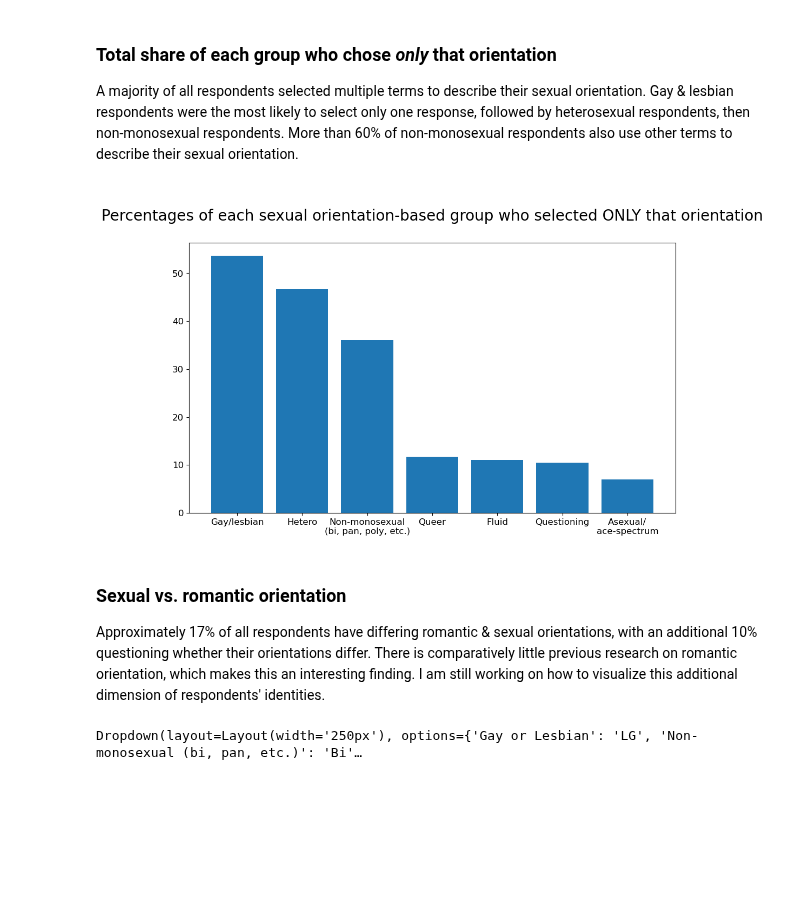
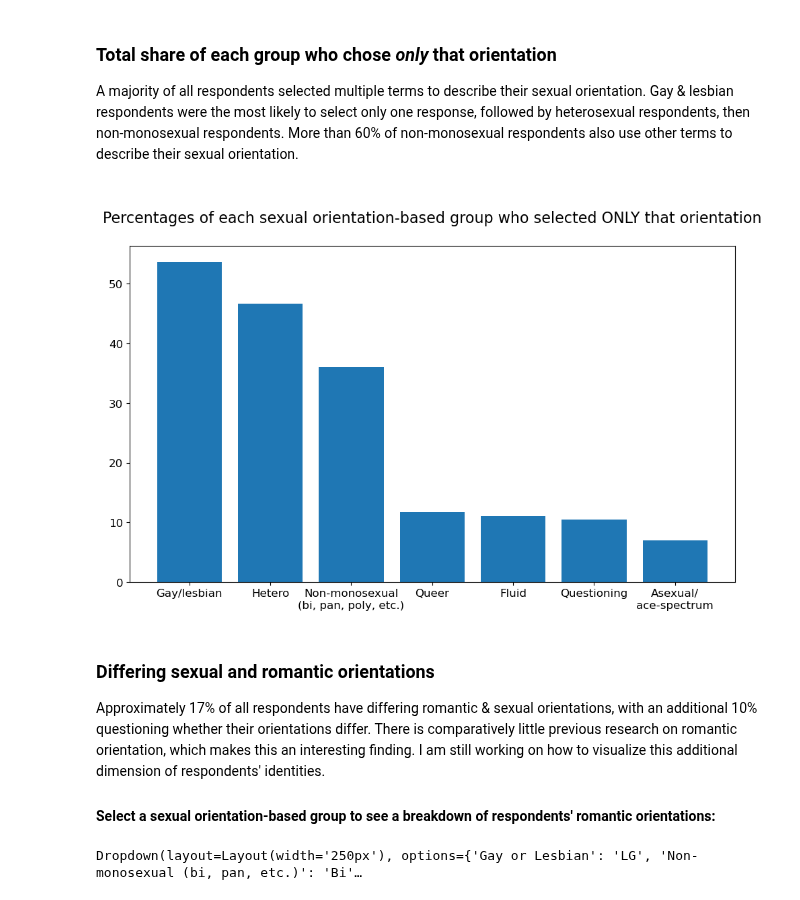
Before and after one commit to kiradelmar/Bibliotek-for-alle, a Jupyter notebook: InteractiveVenn.ipynb, the cells around one changed output. Cells and saved outputs as stored; diff of their text form; code cells hidden in the pictures; blank space fills up the shorter version.

```diff
--- a/InteractiveVenn.ipynb
+++ b/InteractiveVenn.ipynb
@@ -11,7 +11,7 @@ plt.rcParams['legend.title_fontsize'] = 'x-large'
 plt.rc('axes', grid=False)
 plt.rc('axes', titlesize=20)
 plt.rc('axes', labelsize=18)
-plt.rc('figure', figsize=(8,8))
+plt.rc('figure', figsize=(7,7))
 matplotlib.rcParams['figure.dpi'] = 100
 # %% [markdown]
 # Selected Results from the study "Are Libraries for Everyone? LGBTQIA+ individuals' attitudes toward and experiences with public libraries in Norway"
@@ -106,15 +106,15 @@ A majority of all respondents selected multiple terms to describe their sexual o
 # %%
 fig = plt.figure(figsize=(9,5))
 ax = fig.add_axes([0,0,1,1])
 groups = ['Gay/lesbian', 'Hetero', 'Non-monosexual\n(bi, pan, poly, etc.)', 'Queer', 'Fluid', 'Questioning', 'Asexual/\nace-spectrum']
 percentages = [53.7,46.7,36.1,11.7,11.0,10.5,7.0]
 ax.bar(groups,percentages)
 
 plt.tick_params(labelsize=12)
-plt.title(label='\nPercentages of each sexual orientation-based group who selected ONLY that orientation\n', size=20)
+plt.title(label='\nPercentages of each sexual orientation-based group who selected ONLY that orientation\n', size=16)
 plt.show()
 # %% [output]
-[figure, old version]
+[figure, new version]
 # %%
 from IPython.display import display, Markdown
 
@@ -182,9 +174,14 @@ def print_group_info(key):
 #for key in orientation_keys.keys():
  #   print_group_info(key)
 # %% [markdown]
-### Sexual vs. romantic orientation
+<p>
+</p>
+
+### Differing sexual and romantic orientations
 
 Approximately 17% of all respondents have differing romantic & sexual orientations, with an additional 10% questioning whether their orientations differ. There is comparatively little previous research on romantic orientation, which makes this an interesting finding. I am still working on how to visualize this additional dimension of respondents' identities.
+
+#### Select a sexual orientation-based group to see a breakdown of respondents' romantic orientations:
 # %%
 romantic_orientations = {
     "LG" : "Homoromantic",
```
Also changed, not shown: parts of 8 cells of this notebook, 1 other file.
